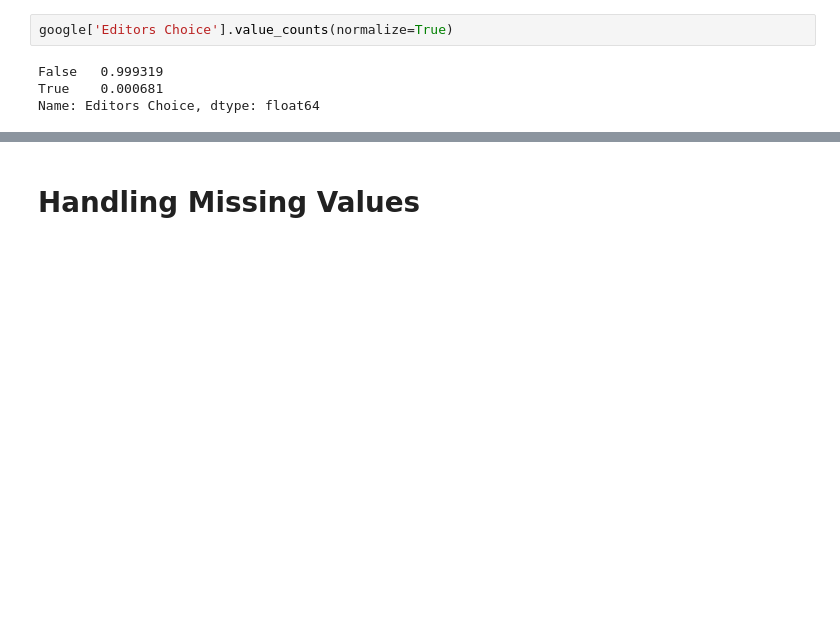
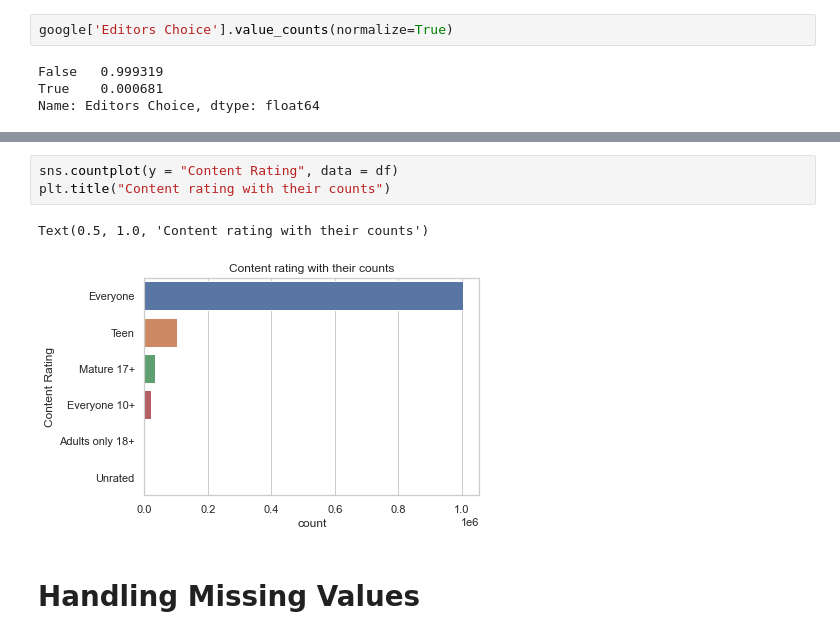
Before and after one commit to GoknurK/Google-Playstore-Analysis, a Jupyter notebook: index.ipynb, the cells around one changed output, grey strips where cells are left out. Saved outputs shown, nothing was run; the diff lists cells and outputs as text; blank space fills up the shorter version.

```diff
--- a/index.ipynb
+++ b/index.ipynb
@@ -283,3 +275,9 @@ memory usage: 245.6+ MB
+# %%
+sns.countplot(y = "Content Rating", data = df)
+plt.title("Content rating with their counts")
+# %% [output]
+Text(0.5, 1.0, 'Content rating with their counts')
+[figure, added]
 # %% [markdown]
 # Handling Missing Values
 # %%
```
Also changed, not shown: parts of 15 cells of this notebook.
